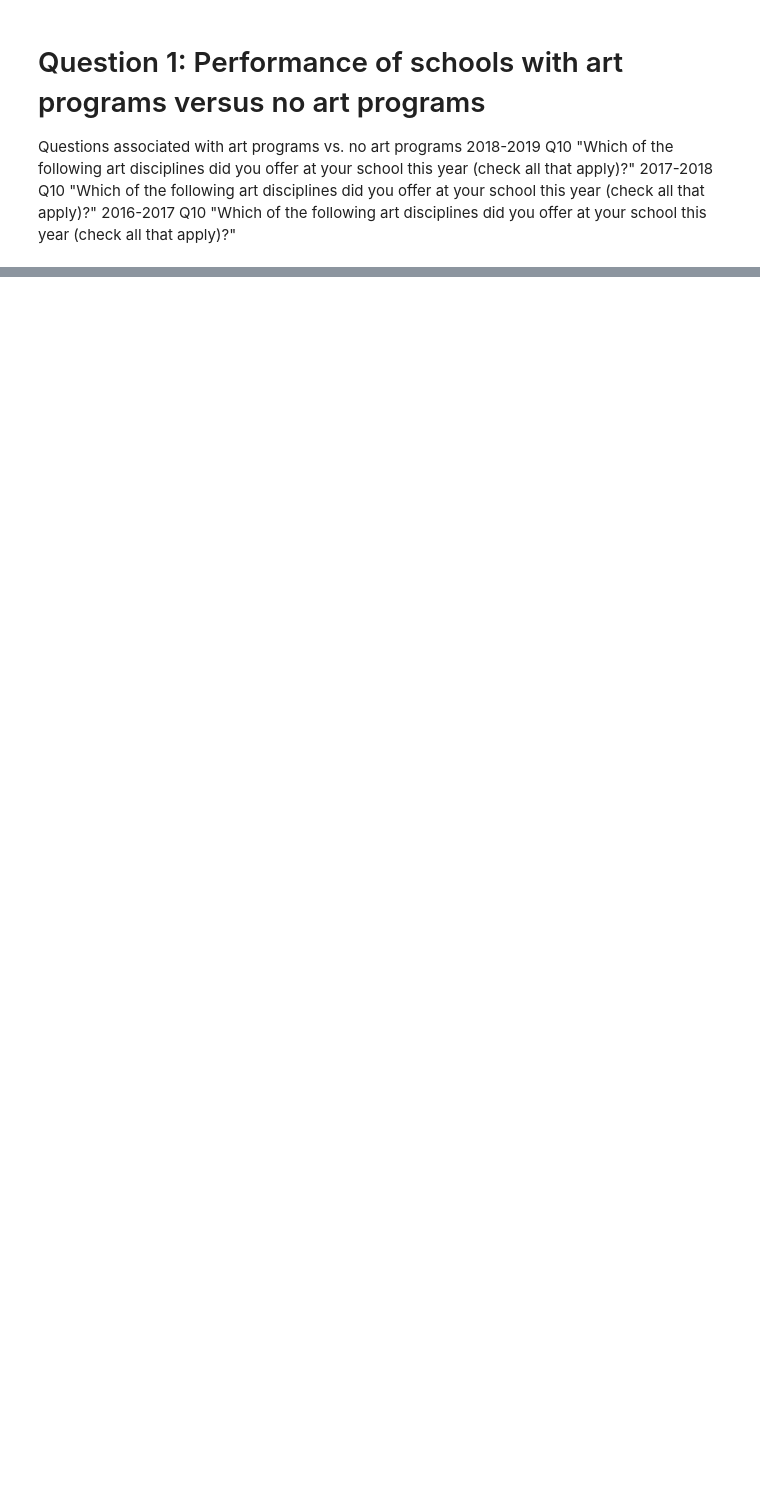
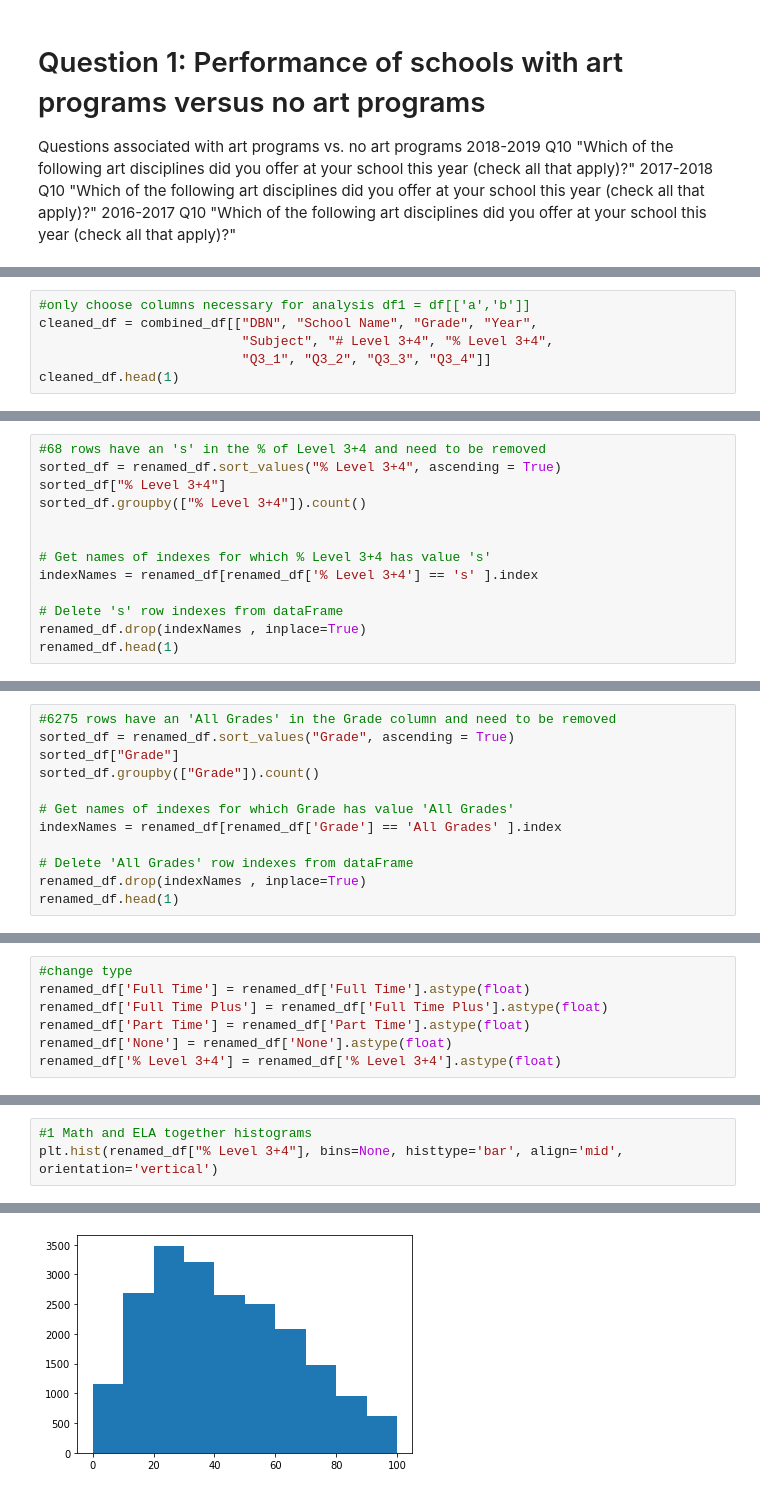
Before and after one commit to tomtav/arts-edu-impact, a Jupyter notebook: dev/aforshee/Question1.ipynb, the cells around one changed output, grey strips where cells are left out. Drawn from its saved outputs; the diff is of its cells as text; blank space fills up the shorter version.

```diff
--- a/dev/aforshee/Question1.ipynb
+++ b/dev/aforshee/Question1.ipynb
@@ -183,0 +85,6 @@ renamed_df.sort_values(by=['Sum of Programs'], ascending =True)
+# %%
+#only choose columns necessary for analysis df1 = df[['a','b']]
+cleaned_df = combined_df[["DBN", "School Name", "Grade", "Year",
+                          "Subject", "# Level 3+4", "% Level 3+4",
+                          "Q3_1", "Q3_2", "Q3_3", "Q3_4"]]
+cleaned_df.head(1)
@@ -183,0 +109,13 @@ renamed_df.sort_values(by=['Sum of Programs'], ascending =True)
+# %%
+#68 rows have an 's' in the % of Level 3+4 and need to be removed
+sorted_df = renamed_df.sort_values("% Level 3+4", ascending = True)
+sorted_df["% Level 3+4"]
+sorted_df.groupby(["% Level 3+4"]).count()
+
+
+# Get names of indexes for which % Level 3+4 has value 's'
+indexNames = renamed_df[renamed_df['% Level 3+4'] == 's' ].index
+
+# Delete 's' row indexes from dataFrame
+renamed_df.drop(indexNames , inplace=True)
+renamed_df.head(1)
@@ -183,0 +125,12 @@ renamed_df.sort_values(by=['Sum of Programs'], ascending =True)
+# %%
+#6275 rows have an 'All Grades' in the Grade column and need to be removed
+sorted_df = renamed_df.sort_values("Grade", ascending = True)
+sorted_df["Grade"]
+sorted_df.groupby(["Grade"]).count()
+
+# Get names of indexes for which Grade has value 'All Grades'
+indexNames = renamed_df[renamed_df['Grade'] == 'All Grades' ].index
+
+# Delete 'All Grades' row indexes from dataFrame
+renamed_df.drop(indexNames , inplace=True)
+renamed_df.head(1)
@@ -183,0 +146,7 @@ renamed_df.sort_values(by=['Sum of Programs'], ascending =True)
+# %%
+#change type
+renamed_df['Full Time'] = renamed_df['Full Time'].astype(float)
+renamed_df['Full Time Plus'] = renamed_df['Full Time Plus'].astype(float)
+renamed_df['Part Time'] = renamed_df['Part Time'].astype(float)
+renamed_df['None'] = renamed_df['None'].astype(float)
+renamed_df['% Level 3+4'] = renamed_df['% Level 3+4'].astype(float)
@@ -183,0 +217,4 @@ renamed_df.sort_values(by=['Sum of Programs'], ascending =True)
+# %%
+#1 Math and ELA together histograms
+plt.hist(renamed_df["% Level 3+4"], bins=None, histtype='bar', align='mid', orientation='vertical')
+# %% [output]
@@ -183,0 +225 @@ renamed_df.sort_values(by=['Sum of Programs'], ascending =True)
+[figure, added]
```
Also changed, not shown: parts of 31 cells of this notebook, 1 other file.
